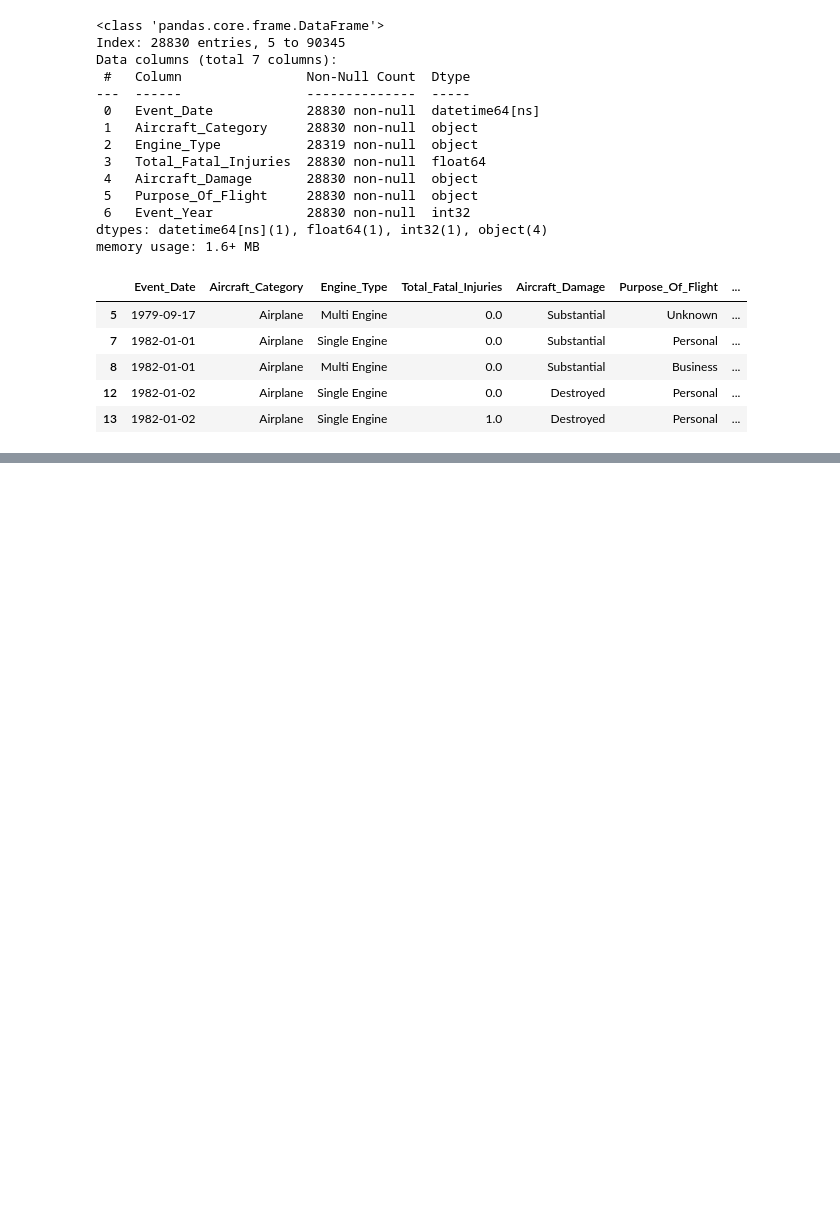
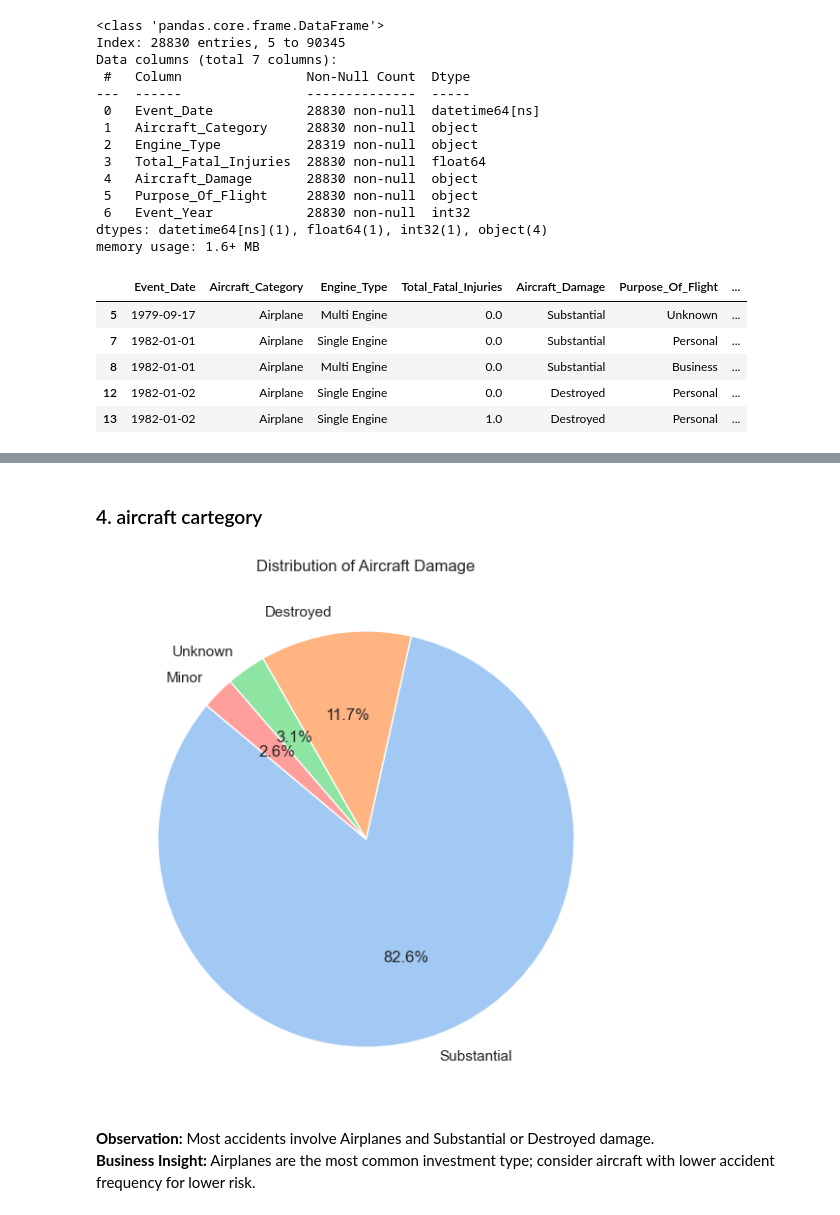
Before and after one commit to tonny001-rgb/dsc-phase-1-project-v3, a Jupyter notebook: data/student.ipynb, the cells around one changed output, grey strips where cells are left out. Cells and saved outputs as stored; diff of their text form; code cells hidden in the pictures; blank space fills up the shorter version.

```diff
--- a/data/student.ipynb
+++ b/data/student.ipynb
@@ -265,0 +325,17 @@ memory usage: 1.6+ MB
+# %% [markdown]
+### 4. aircraft cartegory
+# %%
+
+# Drop missing values
+damage_counts = df['Aircraft_Damage'].dropna().value_counts()
+
+# Plot pie chart
+plt.figure(figsize=(7,7))
+plt.pie(damage_counts.values, labels=damage_counts.index, autopct='%1.1f%%', startangle=140, colors=sns.color_palette("pastel"))
+plt.title("Distribution of Aircraft Damage")
+plt.show()
+# %% [output]
+[figure, added]
+# %% [markdown]
+**Observation:** Most accidents involve Airplanes and Substantial or Destroyed damage.
+**Business Insight:** Airplanes are the most common investment type; consider aircraft with lower accident frequency for lower risk.
```
Also changed, not shown: parts of 14 cells of this notebook.
